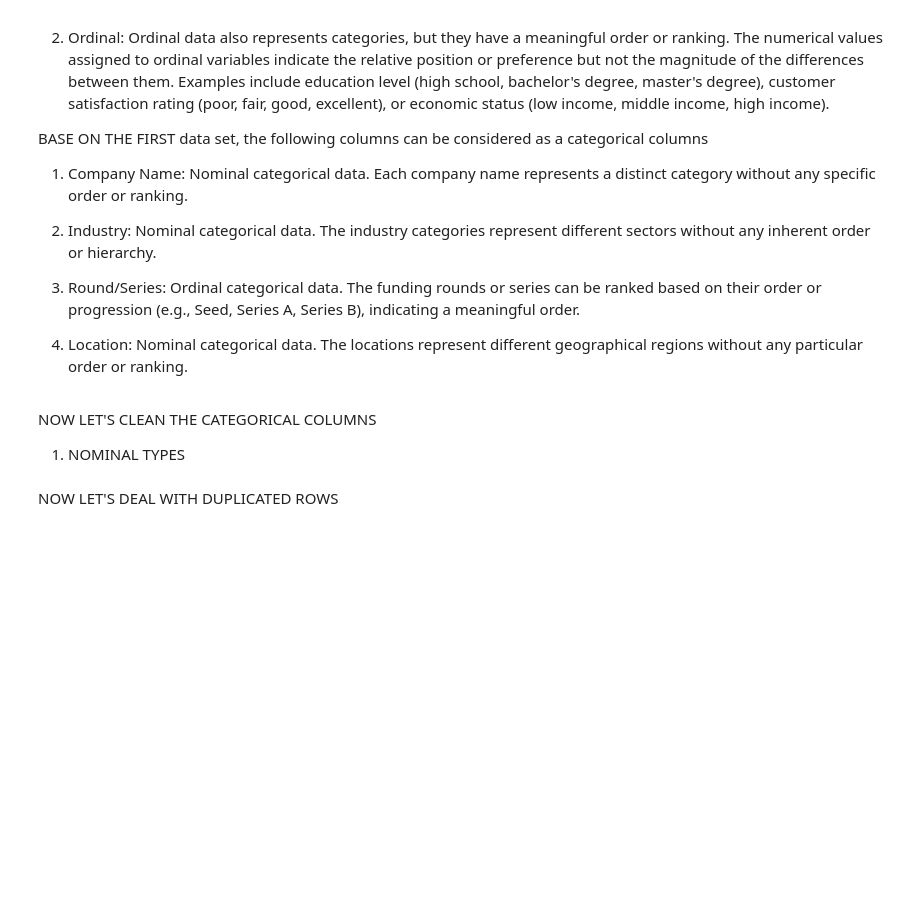
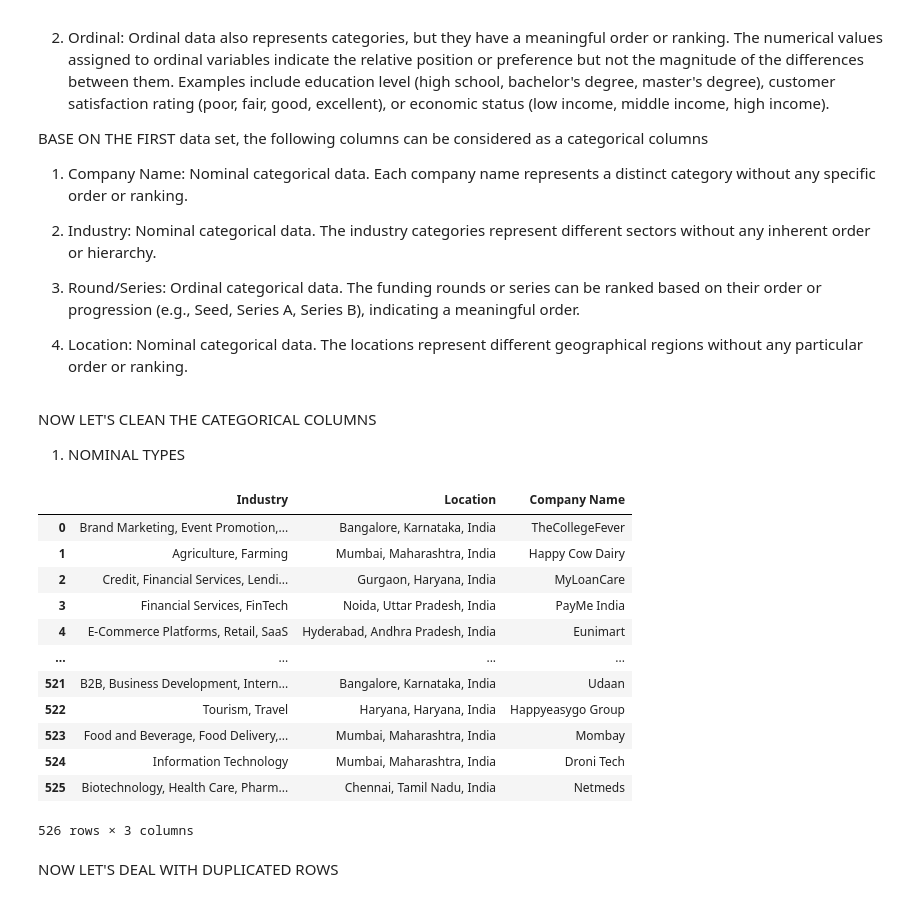
Before and after one commit to DzeBakuEso/stockholm_lp1_colla_project_sprint_1, a Jupyter notebook: data_cleaning_2018_2019.ipynb, the cells around one changed output. Saved outputs shown, nothing was run; the diff lists cells and outputs as text; code cells hidden in the pictures; blank space fills up the shorter version.

```diff
--- a/data_cleaning_2018_2019.ipynb
+++ b/data_cleaning_2018_2019.ipynb
@@ -320,6 +320,22 @@ NOW LET'S CLEAN THE CATEGORICAL COLUMNS
 nominal_columns = ['Industry', 'Location', 'Company Name'] # creating a filter to hold the nominal columns
 
 nominal_filter = df[nominal_columns]
+# %%
+nominal_filter
+# %% [output]
+|  | Industry | Location | Company Name |
+| 0 | Brand Marketing, Event Promotion,... | Bangalore, Karnataka, India | TheCollegeFever |
+| 1 | Agriculture, Farming | Mumbai, Maharashtra, India | Happy Cow Dairy |
+| 2 | Credit, Financial Services, Lendi... | Gurgaon, Haryana, India | MyLoanCare |
+| 3 | Financial Services, FinTech | Noida, Uttar Pradesh, India | PayMe India |
+| 4 | E-Commerce Platforms, Retail, SaaS | Hyderabad, Andhra Pradesh, India | Eunimart |
+| ... | ... | ... | ... |
+| 521 | B2B, Business Development, Intern... | Bangalore, Karnataka, India | Udaan |
+| 522 | Tourism, Travel | Haryana, Haryana, India | Happyeasygo Group |
+| 523 | Food and Beverage, Food Delivery,... | Mumbai, Maharashtra, India | Mombay |
+| 524 | Information Technology | Mumbai, Maharashtra, India | Droni Tech |
+| 525 | Biotechnology, Health Care, Pharm... | Chennai, Tamil Nadu, India | Netmeds |
+526 rows × 3 columns
 # %% [markdown]
 NOW LET'S DEAL WITH DUPLICATED ROWS
 # %% [markdown]
```
Also changed, not shown: parts of 1 cell of this notebook, 1 other file.
